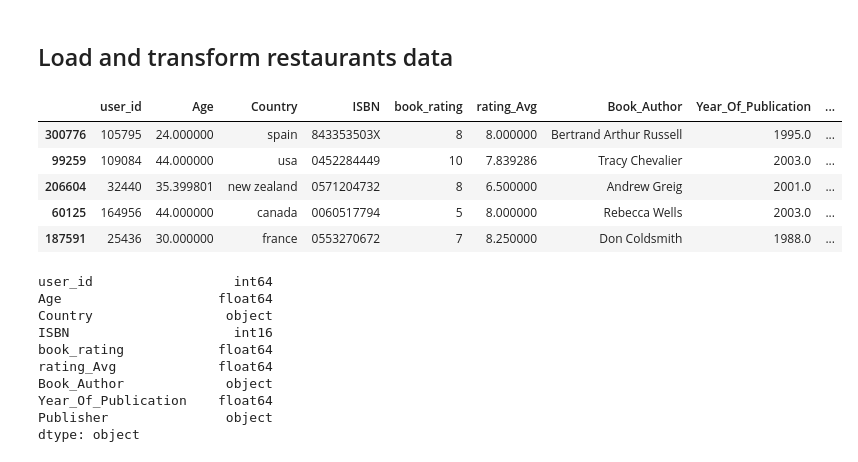
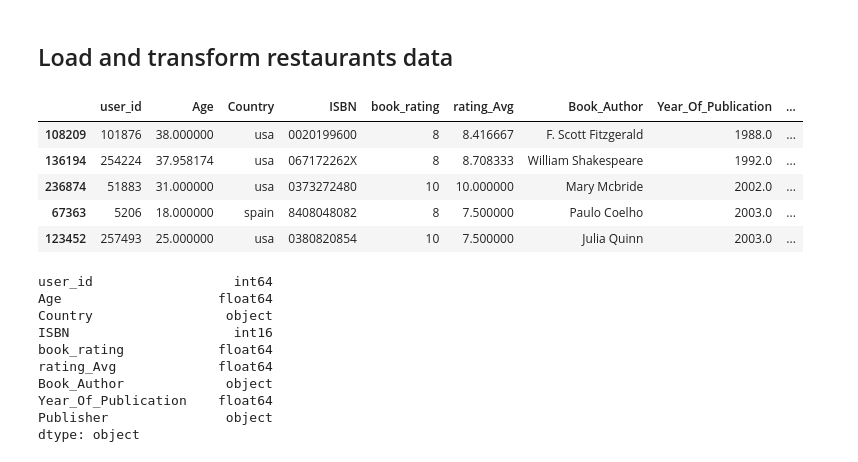
Before and after one commit to vldpro/SynEvaRec, a Jupyter notebook: notebooks/exp2.ipynb, the cells around one changed output. Drawn from its saved outputs; the diff is of its cells as text; code cells hidden in the pictures.

```diff
--- a/notebooks/exp2.ipynb
+++ b/notebooks/exp2.ipynb
@@ -16,14 +16,15 @@ BOOKS_DATASET_PATH = "books_dataset_cleaned.csv"
 # %%
 real_dataset = pd.read_csv(BOOKS_DATASET_PATH)
 real_dataset = real_dataset.drop(["Location", "rating_sum", "Book_Title", "Count_All_Rate"], axis=1)
+real_dataset = real_dataset.sample(frac=0.05)
 real_dataset.head()
 # %% [output]
 |  | user_id | Age | Country | ISBN | book_rating | rating_Avg | Book_Author | Year_Of_Publication | ... |
-| 300776 | 105795 | 24.000000 | spain | 843353503X | 8 | 8.000000 | Bertrand Arthur Russell | 1995.0 | ... |
-| 99259 | 109084 | 44.000000 | usa | 0452284449 | 10 | 7.839286 | Tracy Chevalier | 2003.0 | ... |
-| 206604 | 32440 | 35.399801 | new zealand | 0571204732 | 8 | 6.500000 | Andrew Greig | 2001.0 | ... |
-| 60125 | 164956 | 44.000000 | canada | 0060517794 | 5 | 8.000000 | Rebecca Wells | 2003.0 | ... |
-| 187591 | 25436 | 30.000000 | france | 0553270672 | 7 | 8.250000 | Don Coldsmith | 1988.0 | ... |
+| 108209 | 101876 | 38.000000 | usa | 0020199600 | 8 | 8.416667 | F. Scott Fitzgerald | 1988.0 | ... |
+| 136194 | 254224 | 37.958174 | usa | 067172262X | 8 | 8.708333 | William Shakespeare | 1992.0 | ... |
+| 236874 | 51883 | 31.000000 | usa | 0373272480 | 10 | 10.000000 | Mary Mcbride | 2002.0 | ... |
+| 67363 | 5206 | 18.000000 | spain | 8408048082 | 8 | 7.500000 | Paulo Coelho | 2003.0 | ... |
+| 123452 | 257493 | 25.000000 | usa | 0380820854 | 10 | 7.500000 | Julia Quinn | 2003.0 | ... |
 # %%
 real_dataset["ISBN"] = real_dataset["ISBN"].astype('category').cat.codes
 # %%
```
Also changed, not shown: parts of 9 cells of this notebook.
